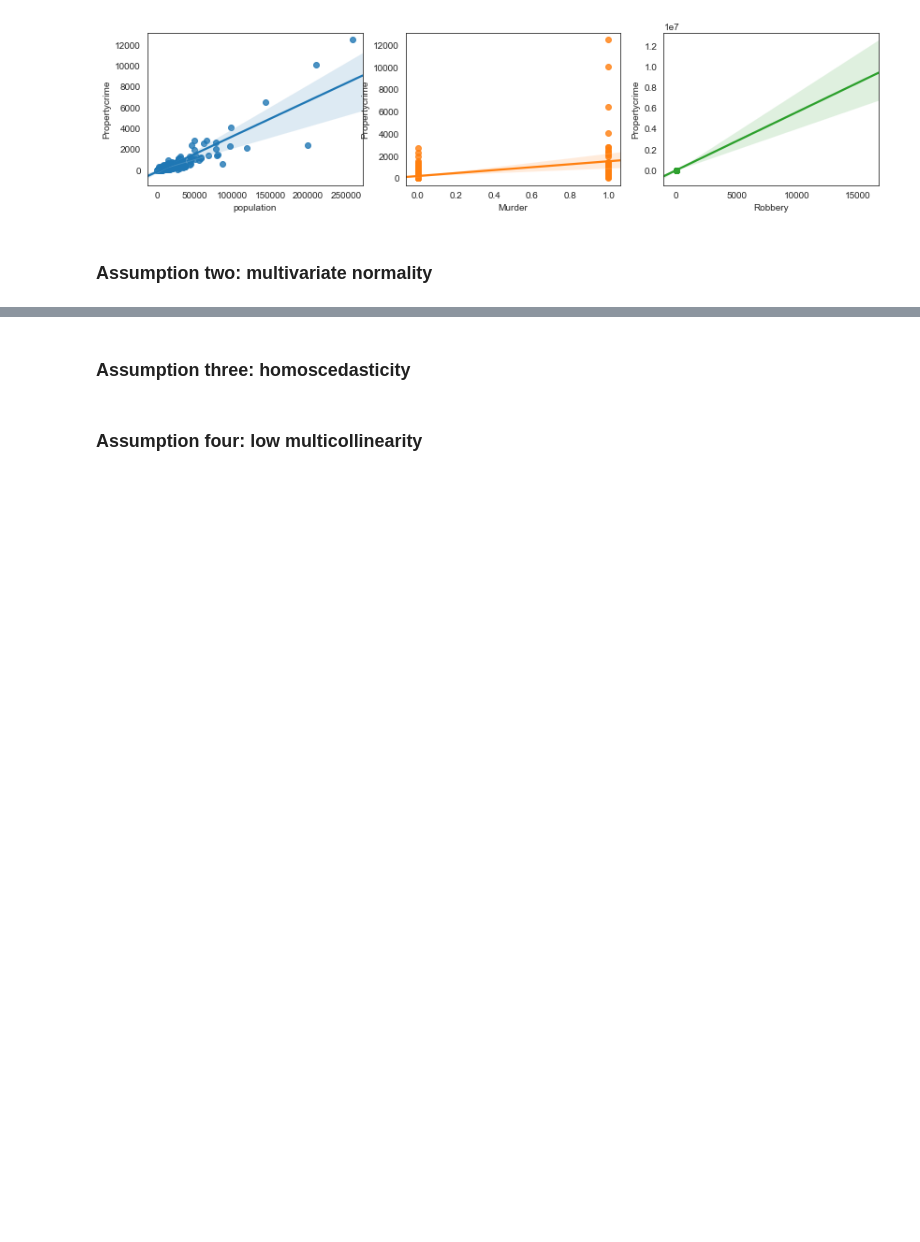
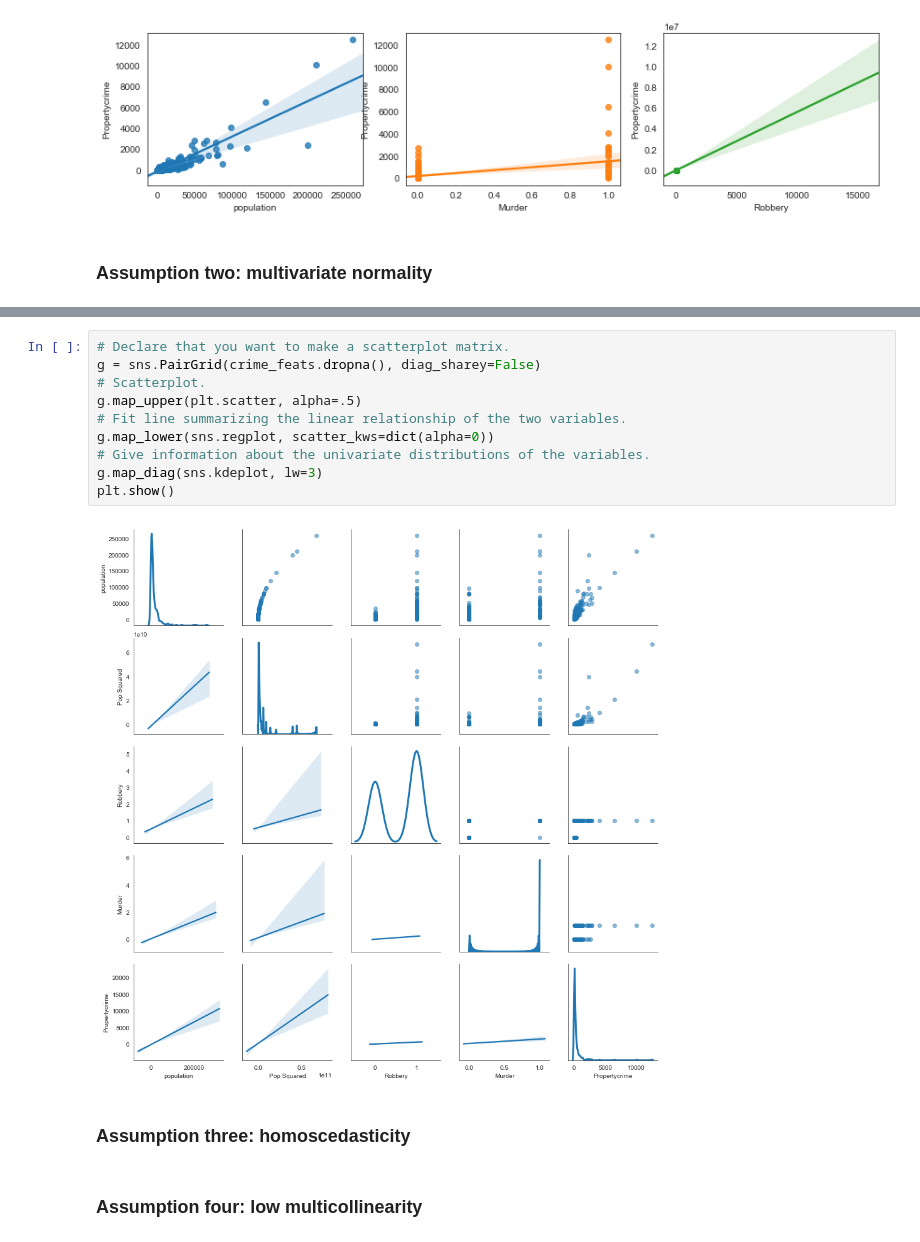
Before and after one commit to AshleyCubed/ThinkfulProjects, a Jupyter notebook: Unit 2-Supervised Learning/Challenges/DRAFT CHALLENGE Make a Linear Regression Model.ipynb, the cells around one changed output, grey strips where cells are left out. Drawn from its saved outputs; the diff is of its cells as text; blank space fills up the shorter version.

```diff
--- a/Unit 2-Supervised Learning/Challenges/DRAFT CHALLENGE Make a Linear Regression Model.ipynb
+++ b/Unit 2-Supervised Learning/Challenges/DRAFT CHALLENGE Make a Linear Regression Model.ipynb
@@ -73,3 +89,15 @@ plot_scat(crime_feats, X_plot, Y_plot)
+# %%
+# Declare that you want to make a scatterplot matrix.
+g = sns.PairGrid(crime_feats.dropna(), diag_sharey=False)
+# Scatterplot.
+g.map_upper(plt.scatter, alpha=.5)
+# Fit line summarizing the linear relationship of the two variables.
+g.map_lower(sns.regplot, scatter_kws=dict(alpha=0))
+# Give information about the univariate distributions of the variables.
+g.map_diag(sns.kdeplot, lw=3)
+plt.show()
+# %% [output]
+[figure, added]
 # %% [markdown]
 ### Assumption three: homoscedasticity
 # %% [markdown]
```
Also changed, not shown: parts of 1 cell of this notebook.
